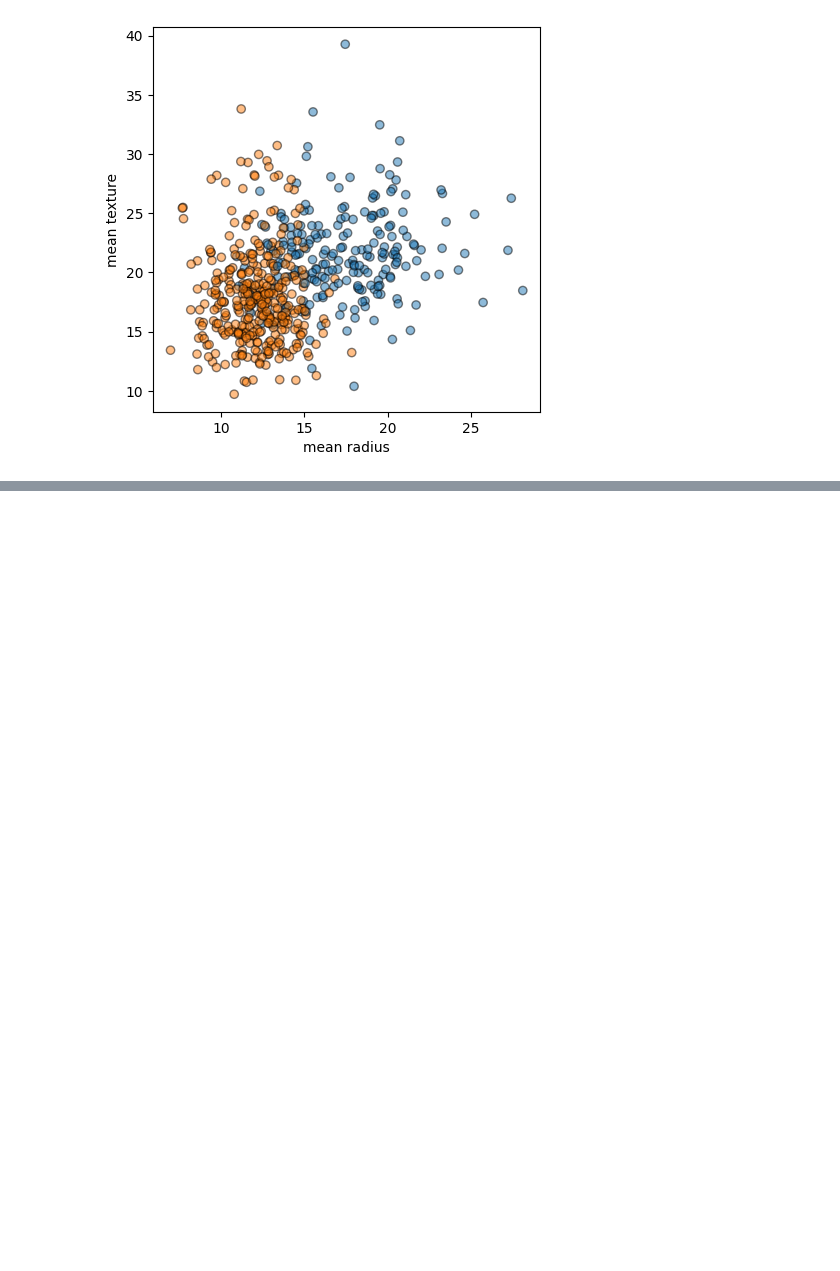
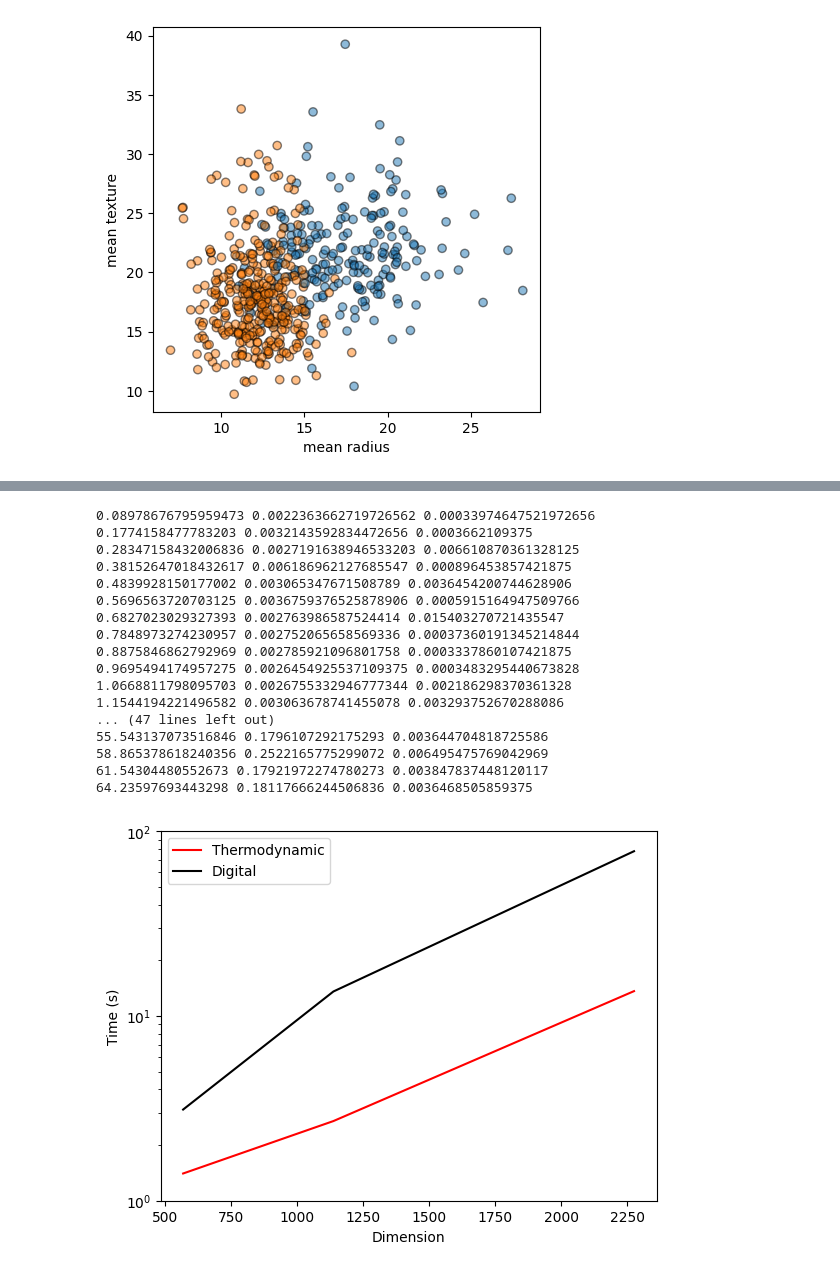
Before and after one commit to patryk-lb/thermo-quad-prog, a Jupyter notebook: timing/timing_qp.ipynb, the cells around one changed output, grey strips where cells are left out. Drawn from its saved outputs; the diff is of its cells as text; code cells hidden in the pictures; blank space fills up the shorter version.

```diff
--- a/timing/timing_qp.ipynb
+++ b/timing/timing_qp.ipynb
@@ -1358,0 +1561,48 @@ start = time.time(); time.sleep(1); print(time.time() - start)
+# %%
+def time_vs_dim(data):
+  times = {}
+  times['solve_time'] = np.zeros(len(data))
+  times['fit_time'] = np.zeros(len(data))
+  dims = [data[i][0].shape[0] for i in range(len(data))]
+  i = 0
+  for X, y in data:
+    model = SVM(kernel=linear_kernel, C=10.0,solver="numpy")
+    t0 = time.perf_counter()
+    model.fit(X,y)
+    t1 = time.perf_counter()
+    times['solve_time'][i] = model.solve_time
+    times['fit_time'][i] = t1 - t0
+    i += 1
+
+  plt.figure()
+  plt.plot(dims, times['fit_time'] - times['solve_time'], label="Thermodynamic", color="red")
+  plt.plot(dims, times['fit_time'], label="Digital", color="black")
+  plt.legend()
+  plt.xlabel("Dimension")
+  plt.ylabel("Time (s)")
+  plt.yscale('log')
+  plt.ylim(1,100)
+  plt.show()
+  return times
+# %%
+data = [(X, y), (np.concatenate([X,X]), np.concatenate([y, y])), (np.concatenate([X,X,X,X]), np.concatenate([y, y, y, y]))]
+times = time_vs_dim(data)
+# %% [output]
+0.08978676795959473 0.0022363662719726562 0.00033974647521972656
+0.1774158477783203 0.0032143592834472656 0.0003662109375
+0.28347158432006836 0.0027191638946533203 0.006610870361328125
+0.38152647018432617 0.006186962127685547 0.000896453857421875
+0.4839928150177002 0.003065347671508789 0.0036454200744628906
+0.5696563720703125 0.0036759376525878906 0.0005915164947509766
+0.6827023029327393 0.002763986587524414 0.015403270721435547
+0.7848973274230957 0.002752065658569336 0.00037360191345214844
+0.8875846862792969 0.002785921096801758 0.0003337860107421875
+0.9695494174957275 0.0026454925537109375 0.0003483295440673828
+1.0668811798095703 0.0026755332946777344 0.002186298370361328
+1.1544194221496582 0.003063678741455078 0.003293752670288086
+... (47 lines left out)
+55.543137073516846 0.1796107292175293 0.003644704818725586
+58.865378618240356 0.2522165775299072 0.006495475769042969
+61.54304480552673 0.17921972274780273 0.003847837448120117
+64.23597693443298 0.18117666244506836 0.0036468505859375
+[figure, added]
```
Also changed, not shown: parts of 10 cells of this notebook.
